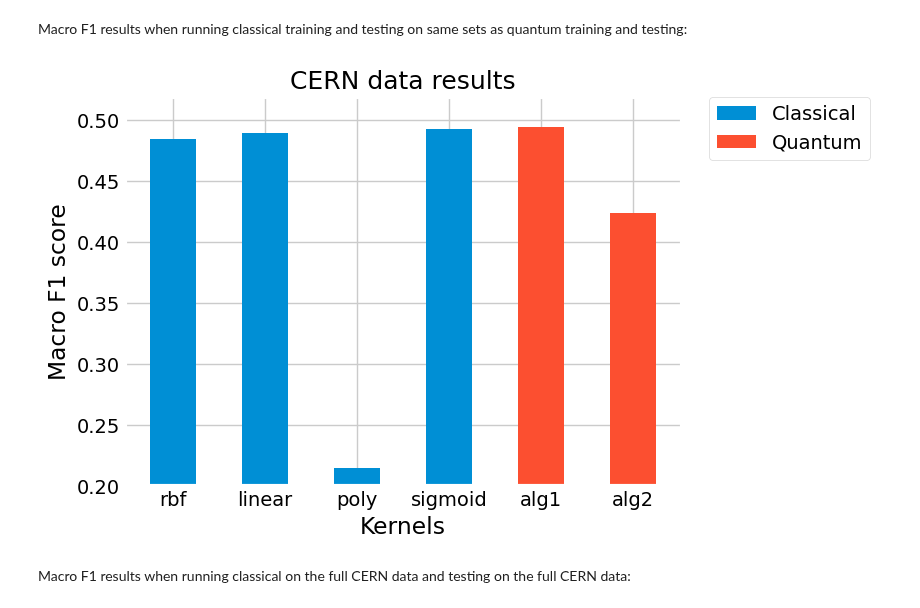
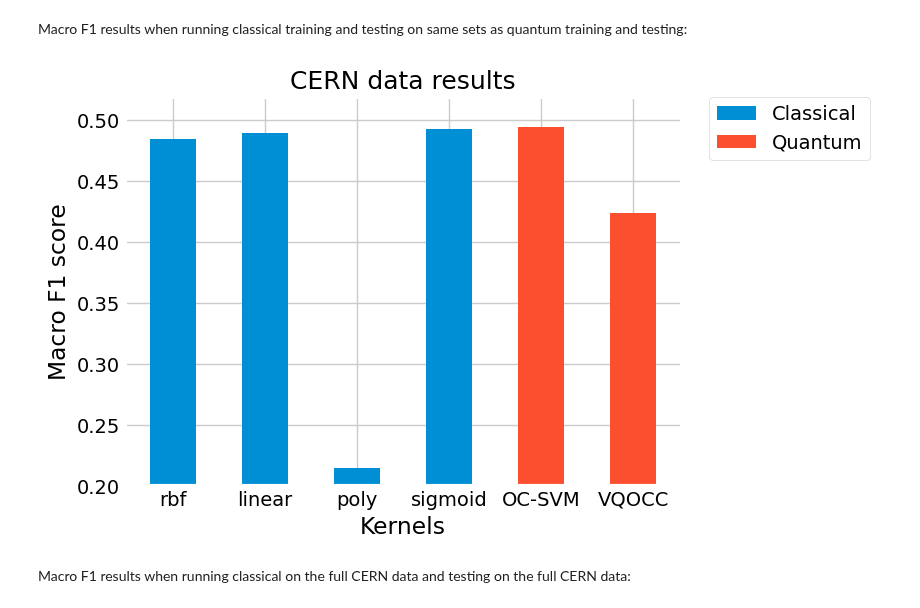
Before and after one commit to welremco/Group3QuantumOneClassSVMs, a Jupyter notebook: cern_data_application.ipynb, the cells around one changed output. Cells and saved outputs as stored; diff of their text form; code cells hidden in the pictures.

Commit message:
Rerun VQC experiment with macro F1 calculation. Rename quantum methods in CERN result plot.

```diff
--- a/cern_data_application.ipynb
+++ b/cern_data_application.ipynb
@@ -944,26 +944,26 @@ Macro F1 results when running classical training and testing on same sets as qua
 # %%
 # stored above, or manually here:
 #classical_results = [0.4845, 0.4897, 0.2145, 0.4923]
 
 #plt.figure(figsize=(3, 3))
 
 # bars for classical:
 plt.bar(kernel_list, classical_results, label='Classical', width=0.5)
 
 # bars for quantum:
-plt.bar(['alg1', 'alg2'], [0.4945, 0.4240], label='Quantum', width=0.5)
+plt.bar(['OC-SVM', 'VQOCC'], [0.4945, 0.4240], label='Quantum', width=0.5)
 
 
 plt.ylim(0.2)
 plt.xlabel('Kernels')
 plt.ylabel('Macro F1 score')
 plt.legend(bbox_to_anchor=(1.05, 1), loc="upper left", borderaxespad=0.0)
 # Title added in latex
 #plt.title('CERN data results \n Trained with 1000 samples, tested on 100 samples')
 plt.title('CERN data results', fontsize=18)
 plt.show()
 # %% [output]
-[figure, old version]
+[figure, new version]
 # %% [markdown]
 Macro F1 results when running classical on the full CERN data and testing on the full CERN data:
 # %%
```
Also changed, not shown: 1 other file.
